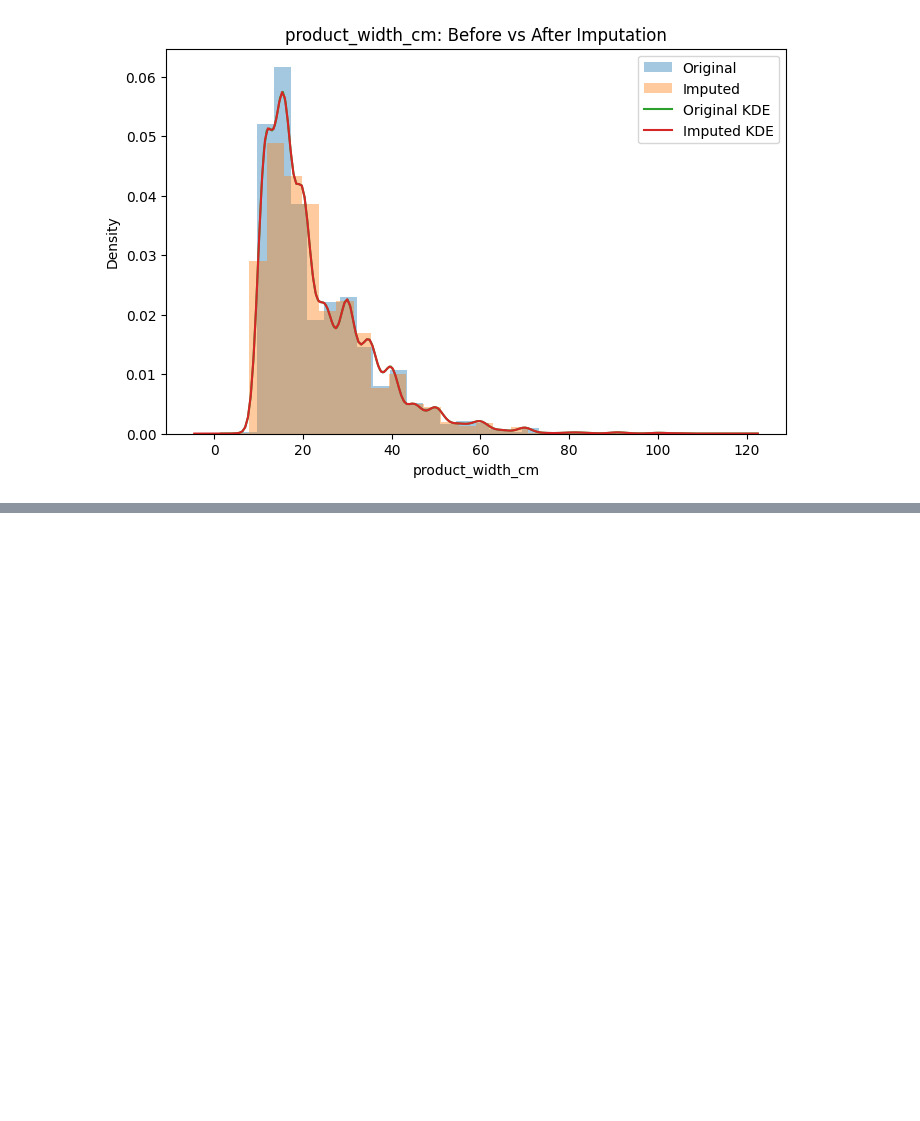
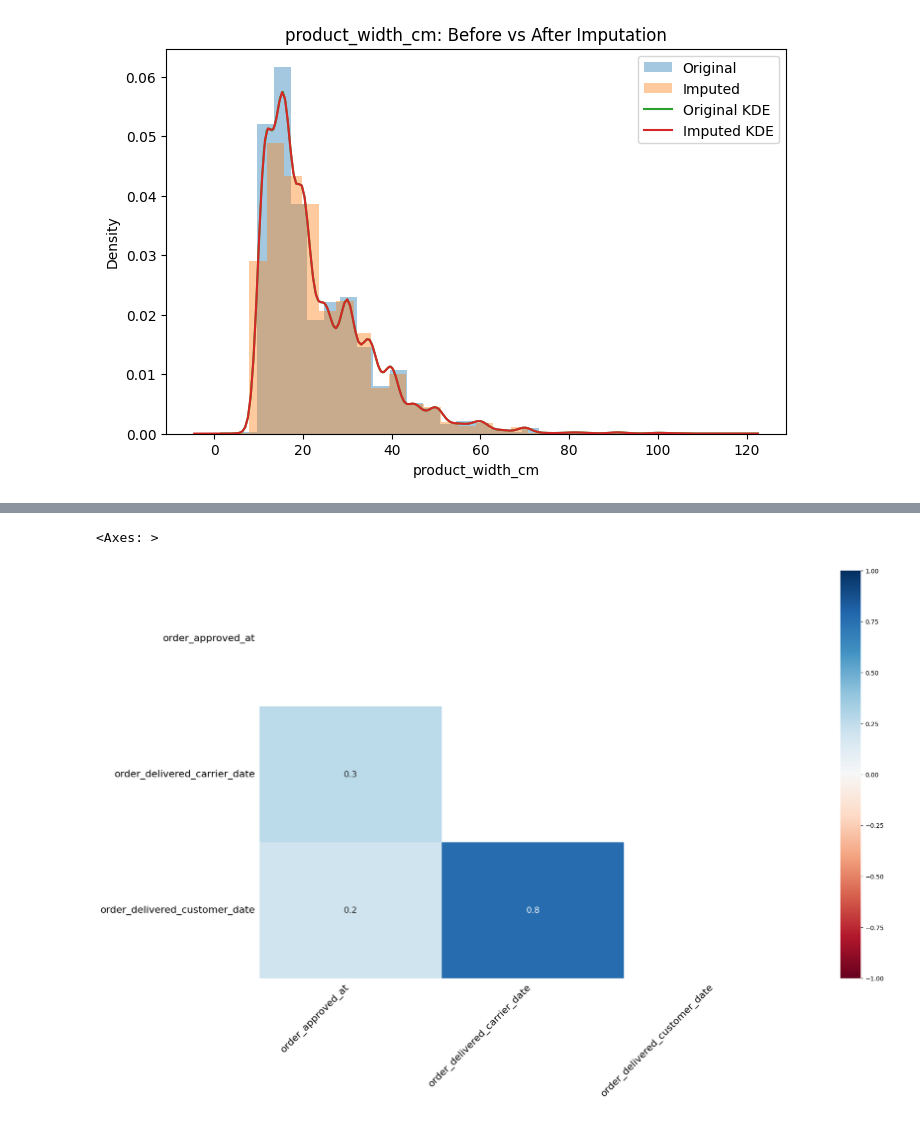
Before and after one commit to Avcuongy/data-mining-project, a Jupyter notebook: notebooks/2_cleaning.ipynb, the cells around one changed output, grey strips where cells are left out. Saved outputs shown, nothing was run; the diff lists cells and outputs as text; code cells hidden in the pictures; blank space fills up the shorter version.

```diff
--- a/notebooks/2_cleaning.ipynb
+++ b/notebooks/2_cleaning.ipynb
@@ -588,0 +754,4 @@ Imputed làm mượt histogram hơn, không làm lệch shape đáng kể.
+# %%
+orders_file_path = '../data/raw/olist_orders_dataset.csv'
+orders = pd.read_csv(orders_file_path)
+orders.head()
@@ -588,0 +777,12 @@ Imputed làm mượt histogram hơn, không làm lệch shape đáng kể.
+# %%
+datetime_cols = [
+    'order_purchase_timestamp',
+    'order_approved_at',
+    'order_delivered_carrier_date',
+    'order_delivered_customer_date',
+    'order_estimated_delivery_date'
+]
+for col in datetime_cols:
+    orders[col] = pd.to_datetime(orders[col], errors='coerce')
+
+orders.dtypes
@@ -588,0 +799,5 @@ Imputed làm mượt histogram hơn, không làm lệch shape đáng kể.
+# %%
+msno.heatmap(orders)
+# %% [output]
+<Axes: >
+[figure, added]
```
Also changed, not shown: parts of 34 cells of this notebook, 1 other file.
